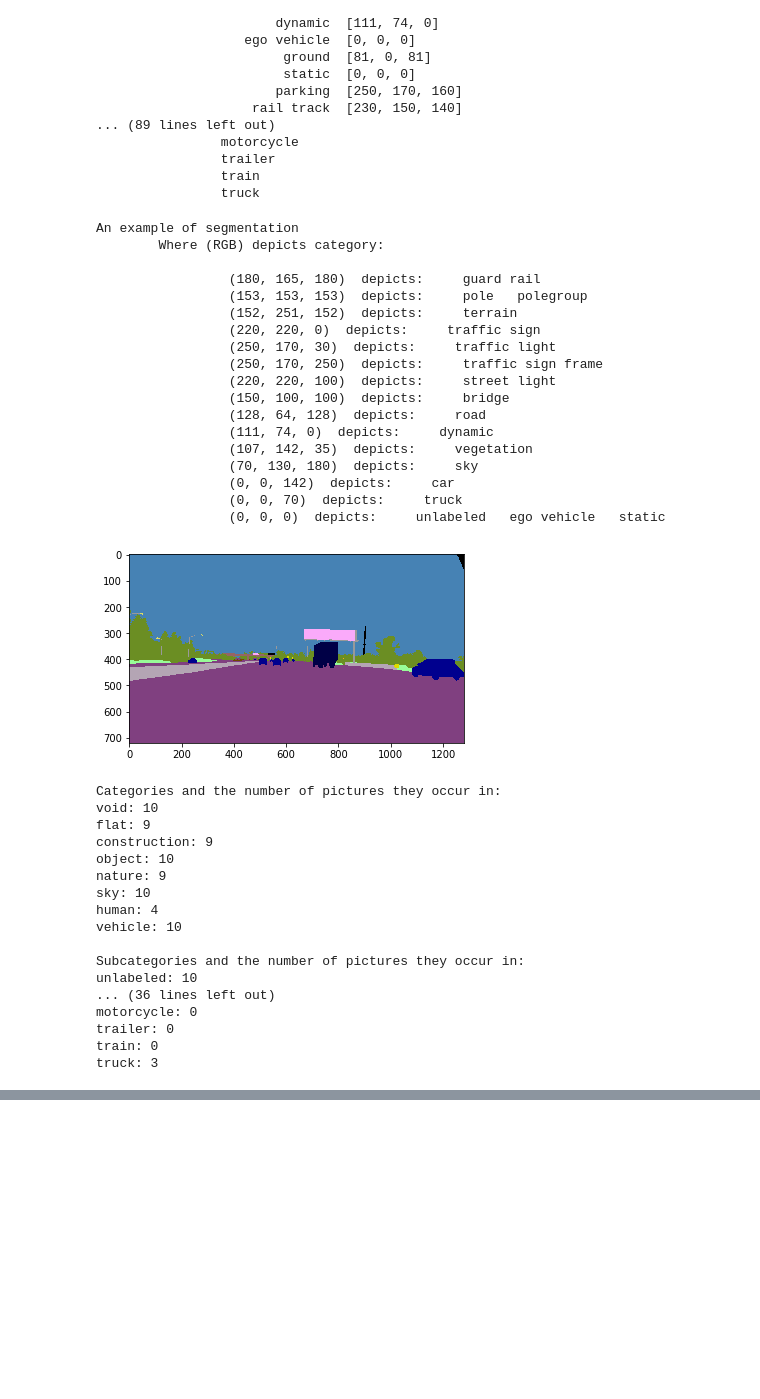
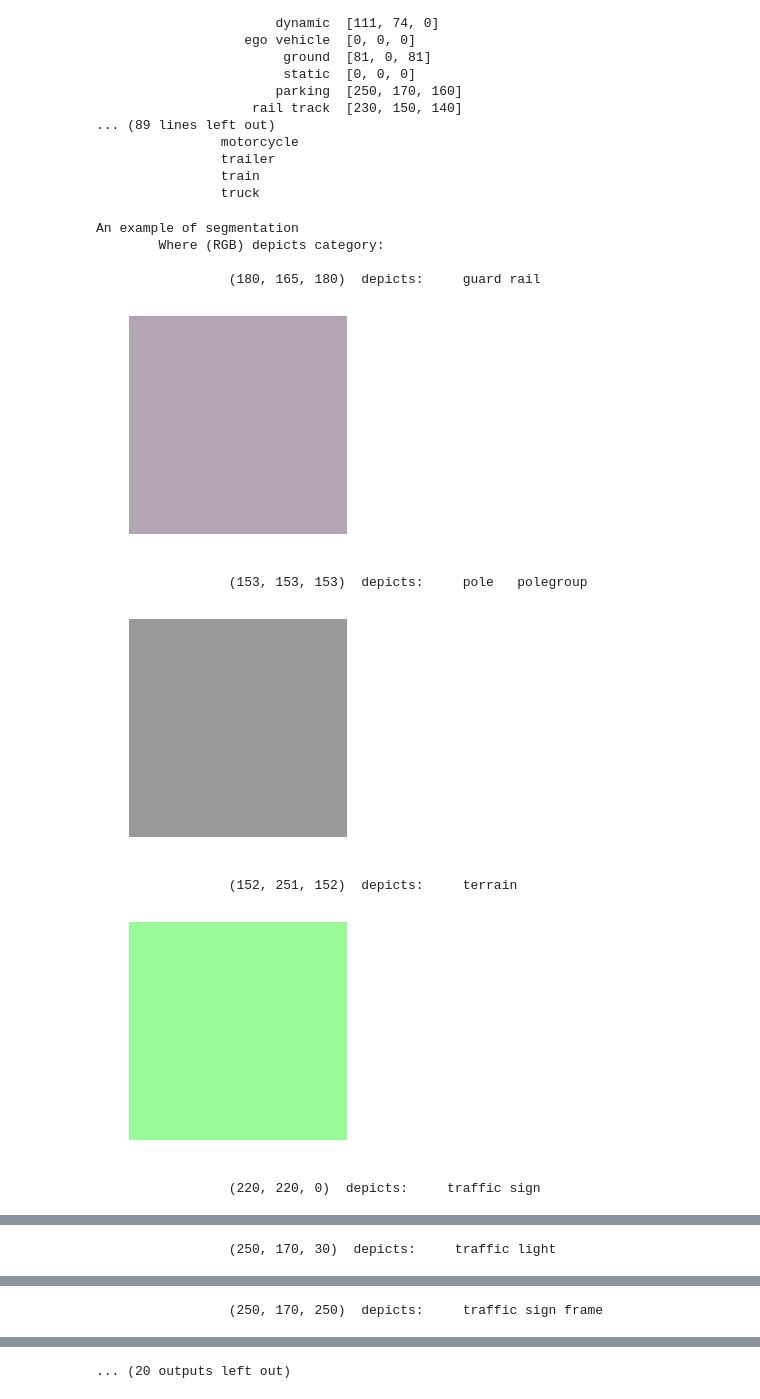
Before and after one commit to beatakovacs/Bohemian-Alligators, a Jupyter notebook: nhf.ipynb, the cells around one changed output, grey strips where cells are left out. Saved outputs shown, nothing was run; the diff lists cells and outputs as text; code cells hidden in the pictures; blank space fills up the shorter version.

Commit message:
rgb color pics

```diff
--- a/nhf.ipynb
+++ b/nhf.ipynb
@@ -199,66 +199,44 @@ for imcol in colors: #iterating over images
         for i in range(len(subcat_col)): #iterating over subcategory colors
             if(tuple(subcat_col[i][1]) == imcol[j][1]): #if found
                 count_subcategories[i] += 1 #increasing subcategory counter by 1
                 catcounter[catid[i]] = 1 #helper for counting categories
     for c in range(len(catcounter)): #increasing ech category found in the colors of one image
         count_categories[c] += catcounter[c]
 
 print("An example of segmentation")
 print("\tWhere (RGB) depicts category: ")
 for row in colors[0]:
     print("\n\t\t", row[1], " depicts:  ", end="")
     for i in range(len(subcat_col)): #iterating over subcategory colors
             if(tuple(subcat_col[i][1]) == row[1]): #if found
                 print("  ", subcat_col[i][0], end="")
+    showcolor = Image.open('data/colors/rgb' + str(row[1][0]) +'_'+str(row[1][1])+'_'+str(row[1][2])+'.png')
+    plt.imshow(showcolor)
+    plt.axis("off")
+    plt.show()
 
 image = annot_train[0]
 plt.imshow(image)
 plt.show()
 
 
-print("Categories and the number of pictures they occur in:")
+print("Categories and the number of pictures they occur in ( out of ", len(annot_train), "):")
 for i in range(no_cat):
-    print(categories[i] + ": ", end='')
+    print("\t" + categories[i] + ": ", end='')
     print(count_categories[i])
 
-print("\nSubcategories and the number of pictures they occur in: ")
+print("\nSubcategories and the number of pictures they occur in ( out of ", len(annot_train), "):")
 for i in range(no_subcat):
-    print(subcat[i] + ": ", end='')
+    print("\t" + subcat[i] + ": ", end='')
     print(count_subcategories[i])
 # %% [output]
 An example of segmentation
         Where (RGB) depicts category:
 
                  (180, 165, 180)  depicts:     guard rail
-                 (153, 153, 153)  depicts:     pole   polegroup
-                 (152, 251, 152)  depicts:     terrain
-                 (220, 220, 0)  depicts:     traffic sign
-                 (250, 170, 30)  depicts:     traffic light
-                 (250, 170, 250)  depicts:     traffic sign frame
-                 (220, 220, 100)  depicts:     street light
-                 (150, 100, 100)  depicts:     bridge
-                 (128, 64, 128)  depicts:     road
-                 (111, 74, 0)  depicts:     dynamic
-                 (107, 142, 35)  depicts:     vegetation
-                 (70, 130, 180)  depicts:     sky
-                 (0, 0, 142)  depicts:     car
-                 (0, 0, 70)  depicts:     truck
-                 (0, 0, 0)  depicts:     unlabeled   ego vehicle   static
-[figure, old version]
+[figure, new version]
-Categories and the number of pictures they occur in:
-void: 10
-flat: 9
-construction: 9
-object: 10
-nature: 9
-sky: 10
-human: 4
-vehicle: 10
-
-Subcategories and the number of pictures they occur in:
-unlabeled: 10
-... (36 lines left out)
-motorcycle: 0
-trailer: 0
-train: 0
-truck: 3
+                 (153, 153, 153)  depicts:     pole   polegroup
+[figure, added]
+                 (152, 251, 152)  depicts:     terrain
+[figure, added]
+                 (220, 220, 0)  depicts:     traffic sign
@@ -264,0 +244 @@ truck: 3
+                 (250, 170, 30)  depicts:     traffic light
@@ -264,0 +246 @@ truck: 3
+                 (250, 170, 250)  depicts:     traffic sign frame
@@ -264,0 +248 @@ truck: 3
+... (20 outputs left out)
```
Also changed, not shown: parts of 1 cell of this notebook, 37 other files.
